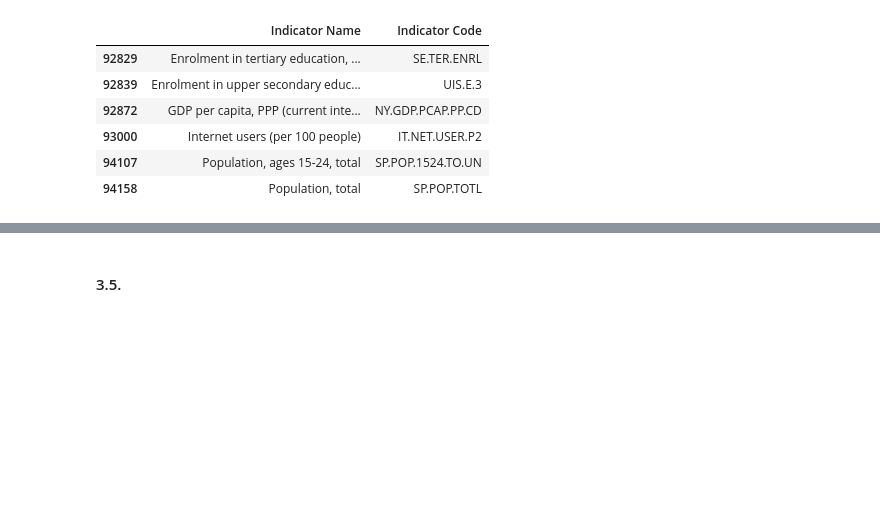
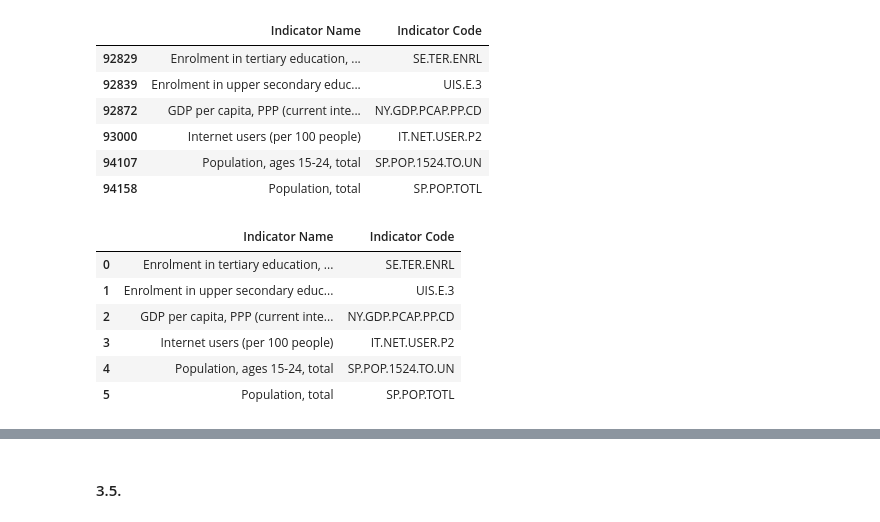
Before and after one commit to samirhinojosa/OC-P2-education-statistics, a Jupyter notebook: notebook.ipynb, the cells around one changed output, grey strips where cells are left out. Saved outputs shown, nothing was run; the diff lists cells and outputs as text; code cells hidden in the pictures; blank space fills up the shorter version.

```diff
--- a/notebook.ipynb
+++ b/notebook.ipynb
@@ -793,3 +793,15 @@ df_indicators
 | 93000 | Internet users (per 100 people) | IT.NET.USER.P2 |
 | 94107 | Population, ages 15-24, total | SP.POP.1524.TO.UN |
 | 94158 | Population, total | SP.POP.TOTL |
+# %%
+df_indicators.reset_index(drop=True, inplace=True)
+# %%
+df_indicators
+# %% [output]
+|  | Indicator Name | Indicator Code |
+| 0 | Enrolment in tertiary education, ... | SE.TER.ENRL |
+| 1 | Enrolment in upper secondary educ... | UIS.E.3 |
+| 2 | GDP per capita, PPP (current inte... | NY.GDP.PCAP.PP.CD |
+| 3 | Internet users (per 100 people) | IT.NET.USER.P2 |
+| 4 | Population, ages 15-24, total | SP.POP.1524.TO.UN |
+| 5 | Population, total | SP.POP.TOTL |
```
Also changed, not shown: parts of 5 cells of this notebook.
